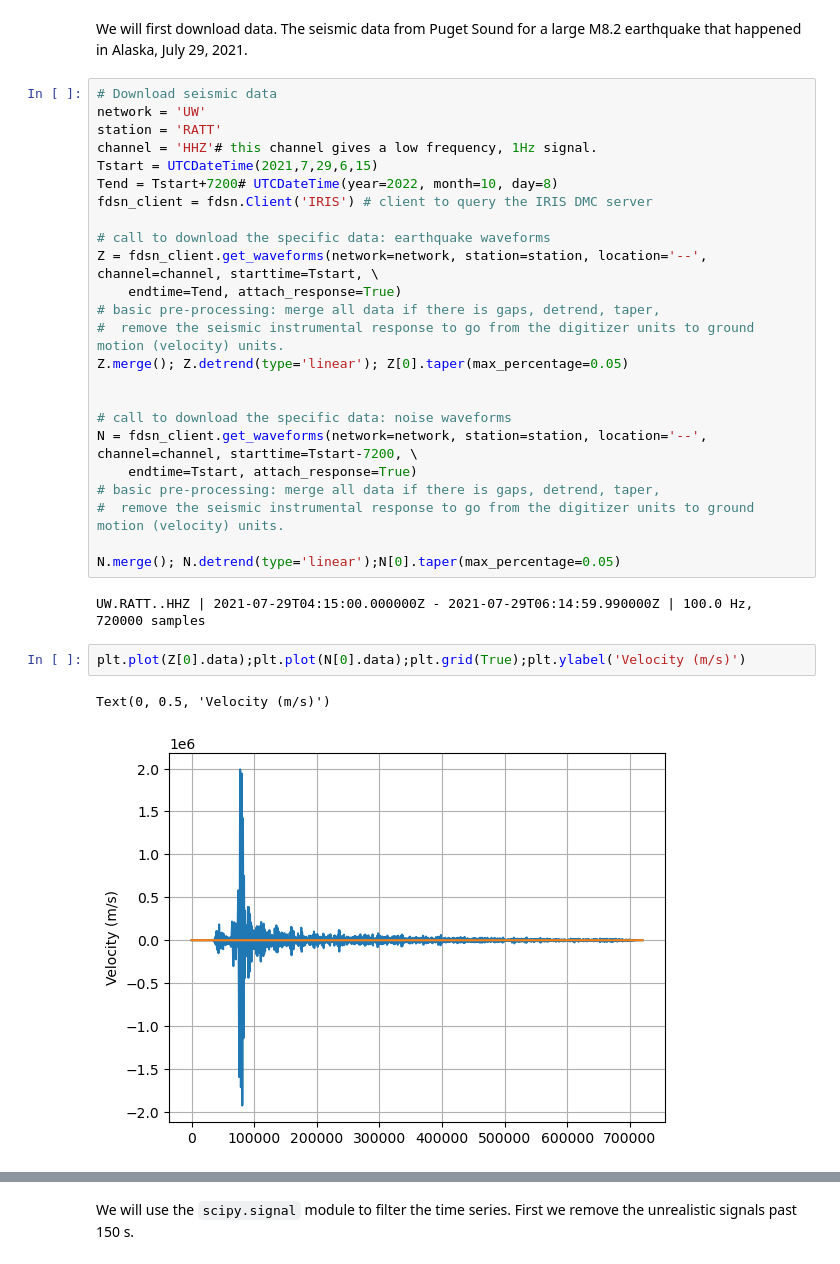
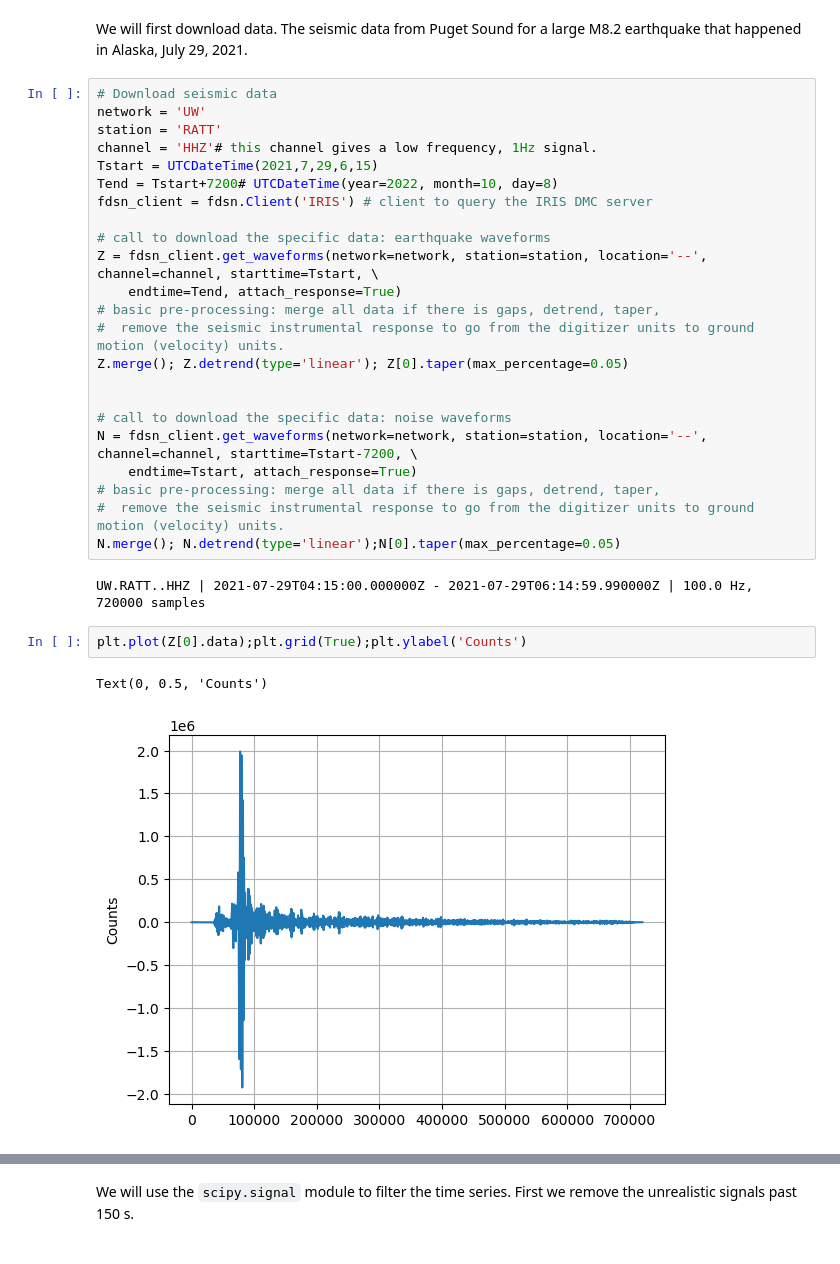
Before and after one commit to geo-smart/mlgeo, a Jupyter notebook: book/Chapter2-DataManipulation/2.9_filtering_data.ipynb, the cells around one changed output, grey strips where cells are left out. Drawn from its saved outputs; the diff is of its cells as text.

```diff
--- a/book/Chapter2-DataManipulation/2.9_filtering_data.ipynb
+++ b/book/Chapter2-DataManipulation/2.9_filtering_data.ipynb
@@ -163,12 +182,11 @@ N = fdsn_client.get_waveforms(network=network, station=station, location='--', c
     endtime=Tstart, attach_response=True)
 # basic pre-processing: merge all data if there is gaps, detrend, taper,
 #  remove the seismic instrumental response to go from the digitizer units to ground motion (velocity) units.
-
 N.merge(); N.detrend(type='linear');N[0].taper(max_percentage=0.05)
 # %% [output]
 UW.RATT..HHZ | 2021-07-29T04:15:00.000000Z - 2021-07-29T06:14:59.990000Z | 100.0 Hz, 720000 samples
 # %%
-plt.plot(Z[0].data);plt.plot(N[0].data);plt.grid(True);plt.ylabel('Velocity (m/s)')
+plt.plot(Z[0].data);plt.grid(True);plt.ylabel('Counts')
 # %% [output]
-Text(0, 0.5, 'Velocity (m/s)')
+Text(0, 0.5, 'Counts')
-[figure, old version]
+[figure, new version]
```
Also changed, not shown: parts of 8 cells of this notebook, 3 other files.
